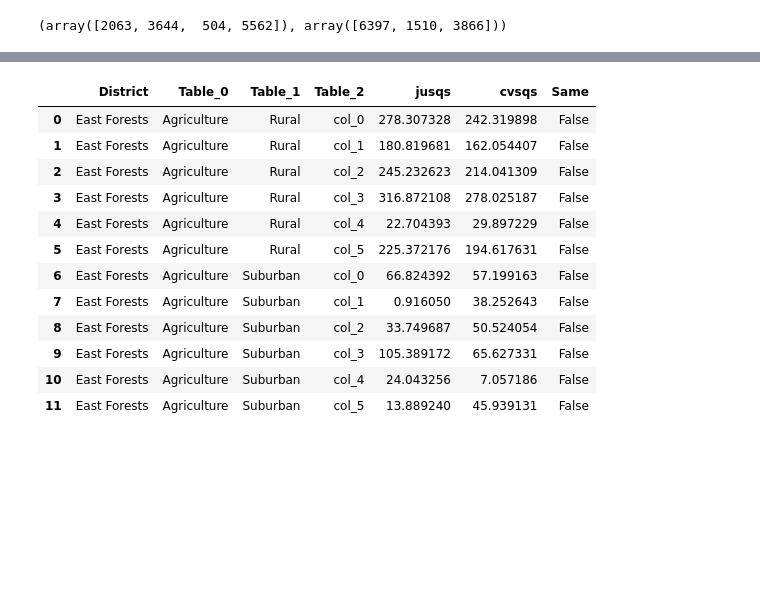
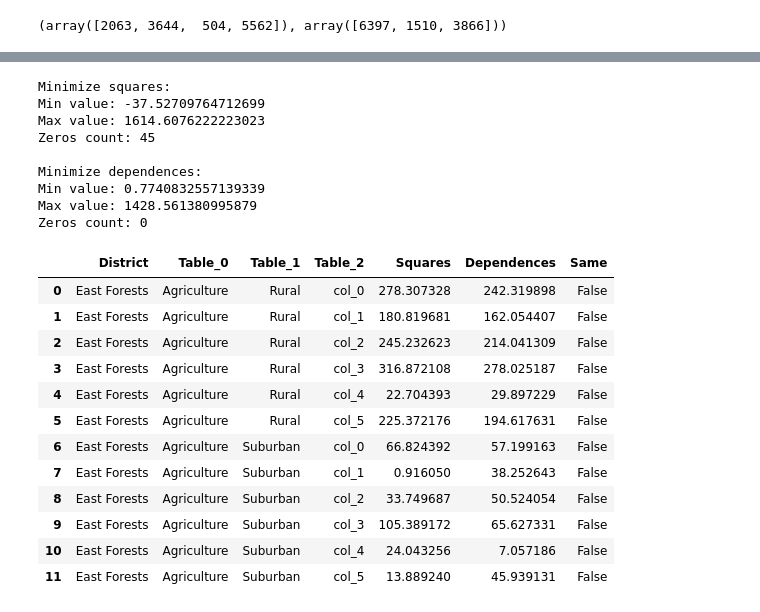
Before and after one commit to zimfv/rat, a Jupyter notebook: Test.ipynb, the cells around one changed output, grey strips where cells are left out. Cells and saved outputs as stored; diff of their text form; code cells hidden in the pictures; blank space fills up the shorter version.

Commit message:
Rename square_covs to dependences

```diff
--- a/Test.ipynb
+++ b/Test.ipynb
@@ -265,13 +285,33 @@ df_res.head(12)
 # %%
-df_alot_jusqs = ratrestore.restore_alot([df_a, df_b, df_c_short], ['District'], obj_type='squares')
-df_alot_cvsqs = ratrestore.restore_alot([df_a, df_b, df_c_short], ['District'], obj_type='square_covs')
-df_alot = df_alot_jusqs[['District', 'Table_0', 'Table_1', 'Table_2']]
-df_alot['jusqs'] = df_alot_jusqs['X']
-df_alot['cvsqs'] = df_alot_cvsqs['X']
-df_alot['Same'] = df_alot['jusqs'] == df_alot['cvsqs']
+df_alot_sqs = ratrestore.restore_alot([df_a, df_b, df_c_short], ['District'], obj_type='squares')
+df_alot_dps = ratrestore.restore_alot([df_a, df_b, df_c_short], ['District'], obj_type='dependences')
+df_alot = df_alot_sqs[['District', 'Table_0', 'Table_1', 'Table_2']]
+df_alot['Squares'] = df_alot_sqs['X']
+df_alot['Dependences'] = df_alot_dps['X']
+df_alot['Same'] = df_alot['Squares'] == df_alot['Dependences']
+
+print('Minimize squares:')
+print('Min value:', df_alot['Squares'].min())
+print('Max value:', df_alot['Squares'].max())
+print('Zeros count:', (df_alot['Squares'] == 0).sum(), '\n')
+
+print('Minimize dependences:')
+print('Min value:', df_alot['Dependences'].min())
+print('Max value:', df_alot['Dependences'].max())
+print('Zeros count:', (df_alot['Dependences'] == 0).sum(), '\n')
+
 df_alot.head(12)
 # %% [output]
+Minimize squares:
+Min value: -37.52709764712699
+Max value: 1614.6076222223023
+Zeros count: 45
+
+Minimize dependences:
+Min value: 0.7740832557139339
+Max value: 1428.561380995879
+Zeros count: 0
-|  | District | Table_0 | Table_1 | Table_2 | jusqs | cvsqs | Same |
+|  | District | Table_0 | Table_1 | Table_2 | Squares | Dependences | Same |
 | 0 | East Forests | Agriculture | Rural | col_0 | 278.307328 | 242.319898 | False |
 | 1 | East Forests | Agriculture | Rural | col_1 | 180.819681 | 162.054407 | False |
 | 2 | East Forests | Agriculture | Rural | col_2 | 245.232623 | 214.041309 | False |
```
Also changed, not shown: parts of 5 cells of this notebook, 2 other files.
